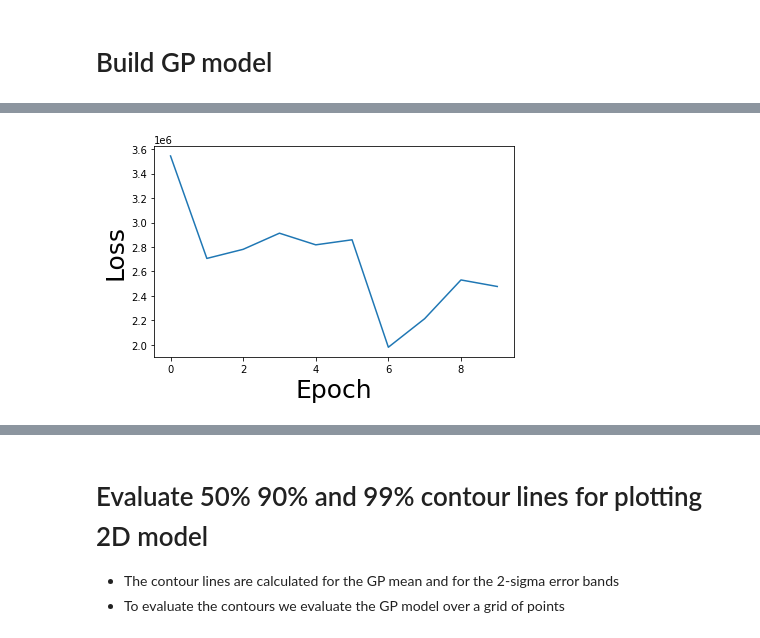
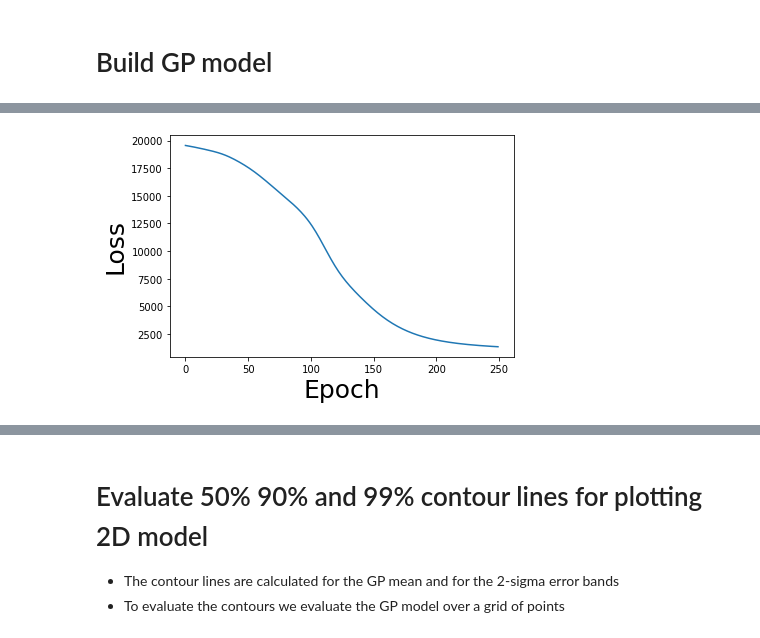
Before and after one commit to virginiademi/GP4GW, a Jupyter notebook: notebooks/GW150914_sky_location_example.ipynb, the cells around one changed output, grey strips where cells are left out. Cells and saved outputs as stored; diff of their text form; code cells hidden in the pictures.

```diff
--- a/notebooks/GW150914_sky_location_example.ipynb
+++ b/notebooks/GW150914_sky_location_example.ipynb
@@ -93,17 +437,11 @@ dens_std, dens_std_unscaled = calc_hist_errors(np.array(unscaled_data[param_name
 # %%
-dens_std_1 = dens_std + 1.1 * 10 ** - 6  # adding some jitter to avoid Cholesky decomposition errors
+var = dens_std_1 ** 2 +  1 * 10 ** - 6  # adding some jitter to avoid Cholesky decomposition and 1/0 errors
-# %%
-var = dens_std_1 ** 2
 # %%
 Y_data = np.hstack([Y, tf.reshape(var, (-1, 1))])
 # %%
 likelihood = HeteroskedasticGaussian()
 # %%
-k1 = gpflow.kernels.RBF(lengthscales=[0.1] * len(param_names), variance=1.0)
-k4 = gpflow.kernels.Matern12(lengthscales=[0.05] * len(param_names), variance=0.1)
-
-
-kernel = k1 * k4
+kernel = gpflow.kernels.RBF(lengthscales=[0.1] * len(param_names), variance=0.1)
 # %%
 model = gpflow.models.VGP(
     (X, Y_data),
@@ -115,9 +455,9 @@ model = gpflow.models.VGP(
 # %% [markdown]
 # Build GP model
 # %%
-natgrad = gpflow.optimizers.NaturalGradient(gamma=1.0)
-adam = tf.optimizers.Adam()
+natgrad = gpflow.optimizers.NaturalGradient(gamma=1.)
+adam = tf.optimizers.Adam(lr =5 * 10**-3)
 # %%
 %%time
-train_exact_heteroskedastic(model, adam, natgrad, 10)
+train_exact_heteroskedastic(model, adam, natgrad, epochs = 250)
 # %% [output]
@@ -127 +481 @@ Wall time: 6.31 s
-[figure, old version]
+[figure, new version]
```
Also changed, not shown: parts of 34 cells of this notebook.
